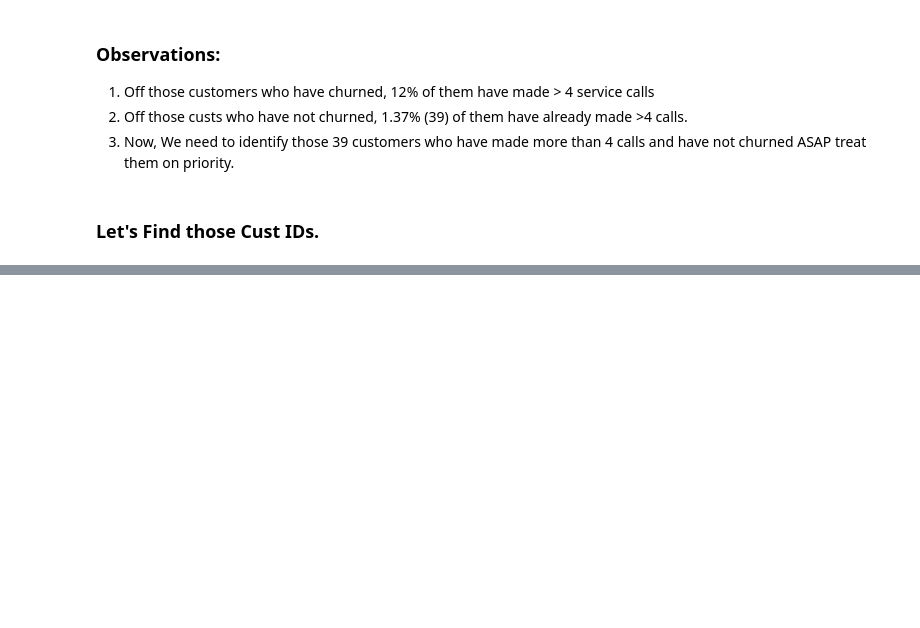
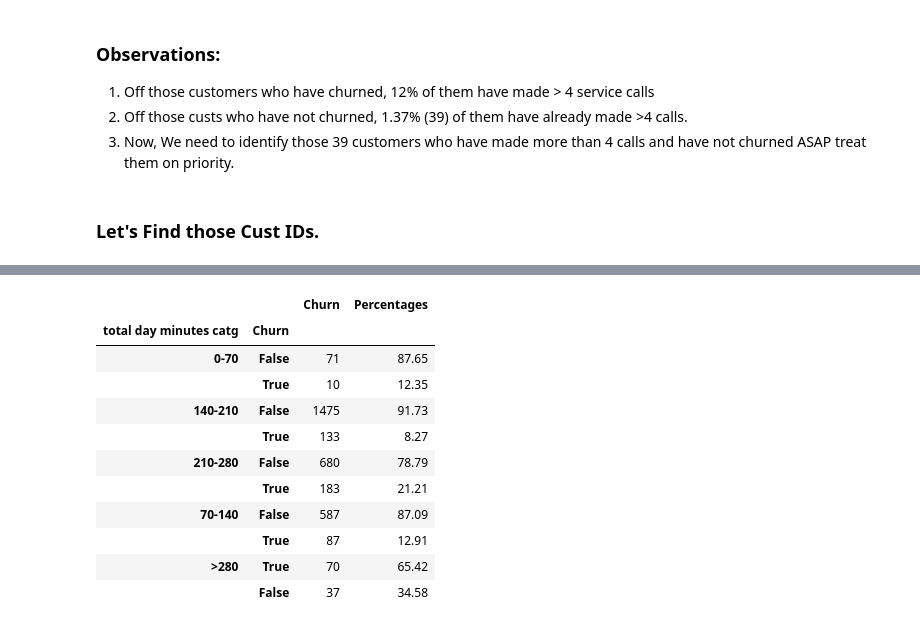
Before and after one commit to SharanKalyan/Customer_Churn_Analysis, a Jupyter notebook: Churn Prediction.ipynb, the cells around one changed output, grey strips where cells are left out. Drawn from its saved outputs; the diff is of its cells as text; code cells hidden in the pictures; blank space fills up the shorter version.

```diff
--- a/Churn Prediction.ipynb
+++ b/Churn Prediction.ipynb
@@ -304,0 +354,38 @@ priority_ids = pd.DataFrame(priority_customers['Id'])
+# %%
+tdm_catg=[]
+for i in df['Total day minutes']:
+    if i < 70:
+        tdm_catg.append('0-70')
+    elif 70 <= i < 140:
+        tdm_catg.append('70-140')
+    elif 140 <= i < 210:
+        tdm_catg.append('140-210')
+    elif 210 <= i < 280:
+        tdm_catg.append('210-280')
+    elif i >= 280:
+        tdm_catg.append('>280')
+
+df['total day minutes catg'] = tdm_catg
+# %%
+tdm = pd.DataFrame(df.Churn.groupby(df['total day minutes catg']).value_counts())
+tdm['Percentages'] = round(pd.DataFrame(df.Churn.groupby(df['total day minutes catg']).value_counts(normalize=True))*100,2)
+#tdm.rename(columns = {'Churn':'Count'},inplace=True)
+#tdm = c.reset_index()
+
+tdm_op = pd.DataFrame(df['total day minutes catg'].groupby(df.Churn).value_counts())
+tdm_op['Percentages'] = round(pd.DataFrame(df['total day minutes catg'].groupby(df['Churn']).value_counts(normalize=True))*100,2)
+# %%
+tdm
+# %% [output]
+|  |  | Churn | Percentages |
+| total day minutes catg | Churn |  |  |
+| 0-70 | False | 71 | 87.65 |
+|  | True | 10 | 12.35 |
+| 140-210 | False | 1475 | 91.73 |
+|  | True | 133 | 8.27 |
+| 210-280 | False | 680 | 78.79 |
+|  | True | 183 | 21.21 |
+| 70-140 | False | 587 | 87.09 |
+|  | True | 87 | 12.91 |
+| >280 | True | 70 | 65.42 |
+|  | False | 37 | 34.58 |
```
Also changed, not shown: parts of 11 cells of this notebook.
